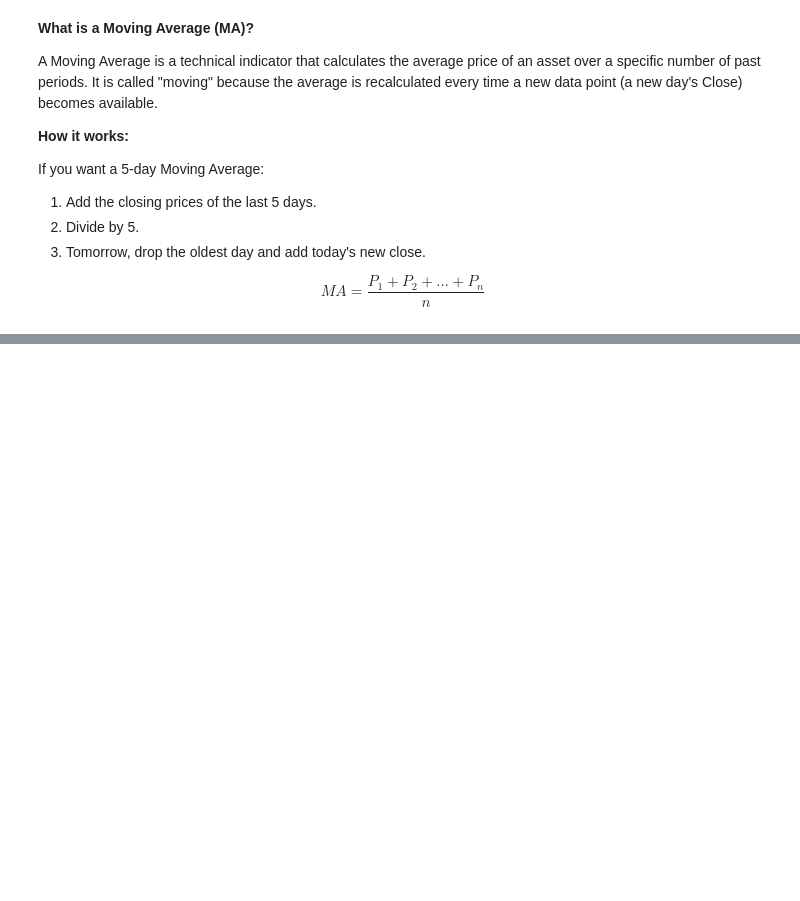
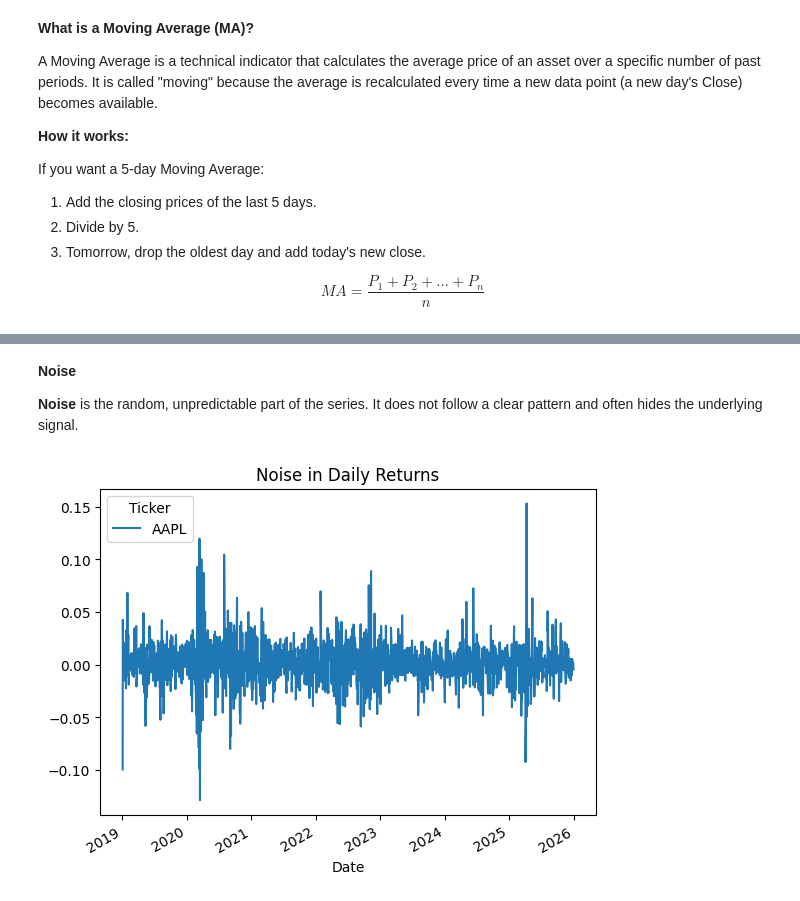
Before and after one commit to epythonlab2/AI_4_health, a Jupyter notebook: module_3_2_financial_data_science.ipynb, the cells around one changed output, grey strips where cells are left out. Drawn from its saved outputs; the diff is of its cells as text; code cells hidden in the pictures; blank space fills up the shorter version.

```diff
--- a/module_3_2_financial_data_science.ipynb
+++ b/module_3_2_financial_data_science.ipynb
@@ -450,0 +504,12 @@ $$MA = \frac{P_1 + P_2 + \dots + P_n}{n}$$
+# %% [markdown]
+**Noise**
+
+**Noise** is the random, unpredictable part of the series. It does not follow a clear pattern and often hides the underlying signal.
+# %%
+# Daily returns highlight noise
+returns = data["Close"].pct_change()
+
+returns.plot(title="Noise in Daily Returns")
+plt.show()
+# %% [output]
+[figure, added]
```
Also changed, not shown: parts of 11 cells of this notebook.
